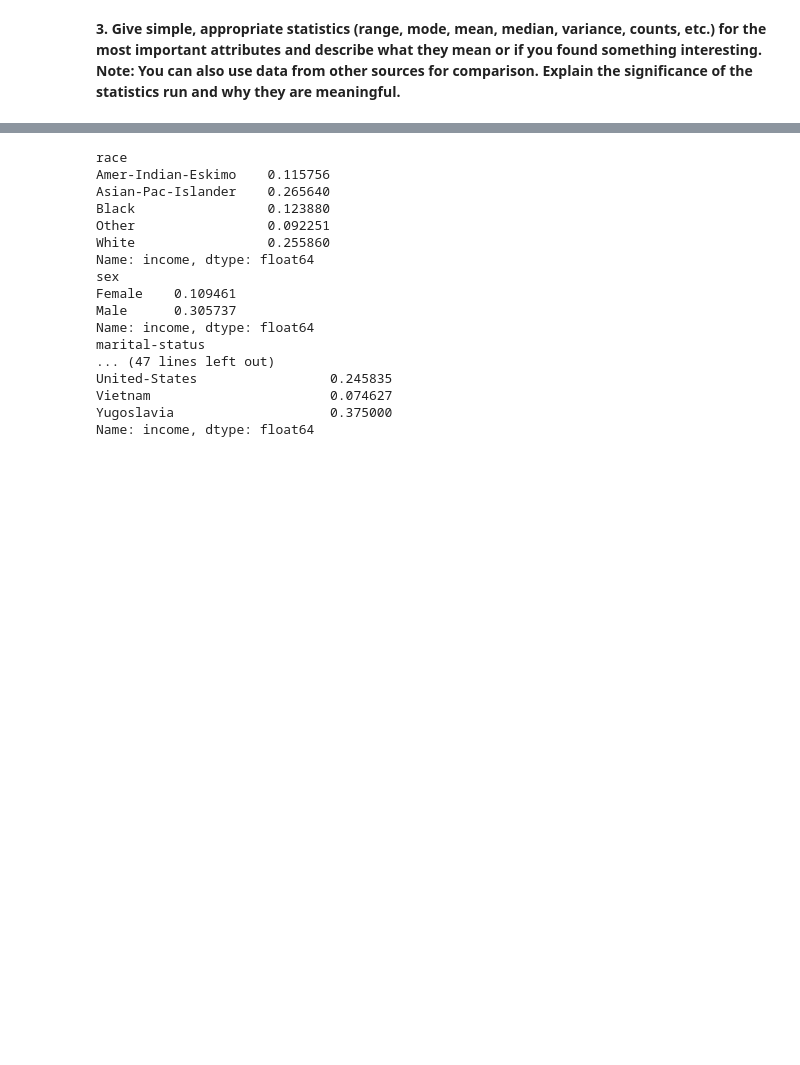
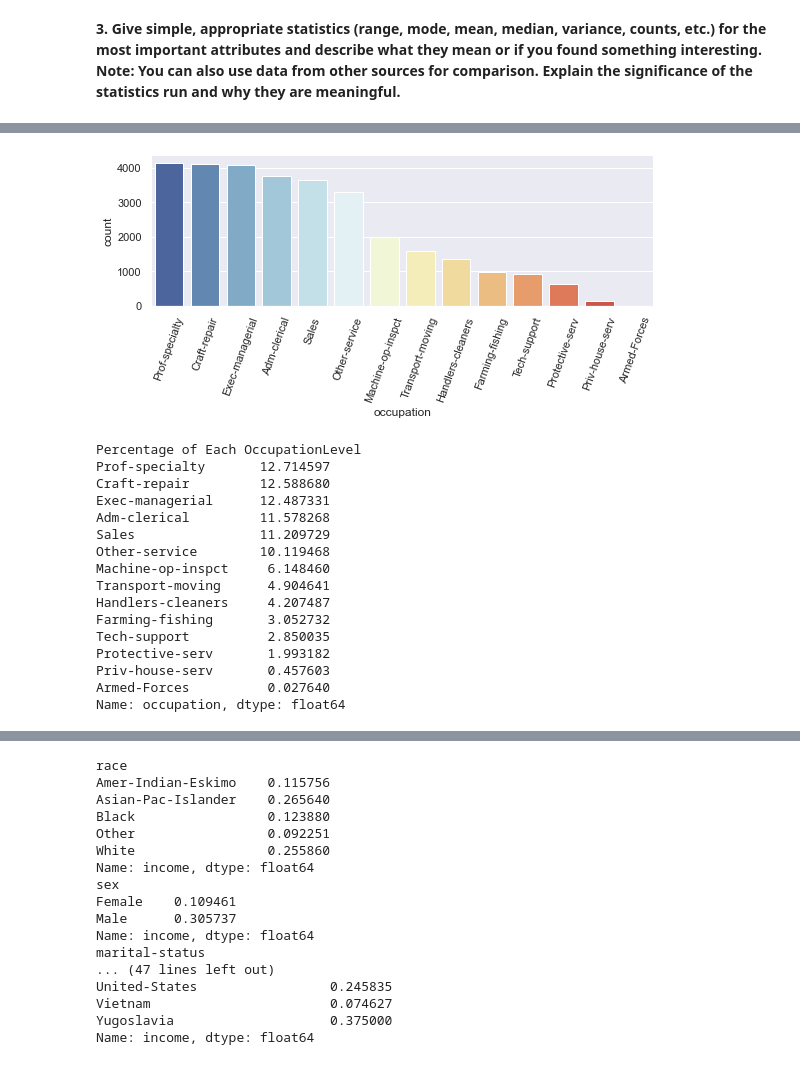
Before and after one commit to hsgardner/DS7331-Project, a Jupyter notebook: DS7331 - Project 1 - Part 1.ipynb, the cells around one changed output, grey strips where cells are left out. Drawn from its saved outputs; the diff is of its cells as text; code cells hidden in the pictures; blank space fills up the shorter version.

```diff
--- a/DS7331 - Project 1 - Part 1.ipynb
+++ b/DS7331 - Project 1 - Part 1.ipynb
@@ -232,0 +267,26 @@ The above provides a snapshot of what is happening within the numeric values.
+# %%
+ax = sns.catplot(x="occupation", data=df, kind="count", height=4, aspect=2, palette='RdYlBu_r',
+    order=df['occupation'].value_counts().index)
+plt.xticks(rotation=70)
+plt.tight_layout()
+plt.show()
+print('Percentage of Each OccupationLevel')
+print(occupation_per)
+# %% [output]
+[figure, added]
+Percentage of Each OccupationLevel
+Prof-specialty       12.714597
+Craft-repair         12.588680
+Exec-managerial      12.487331
+Adm-clerical         11.578268
+Sales                11.209729
+Other-service        10.119468
+Machine-op-inspct     6.148460
+Transport-moving      4.904641
+Handlers-cleaners     4.207487
+Farming-fishing       3.052732
+Tech-support          2.850035
+Protective-serv       1.993182
+Priv-house-serv       0.457603
+Armed-Forces          0.027640
+Name: occupation, dtype: float64
```
Also changed, not shown: parts of 23 cells of this notebook.
